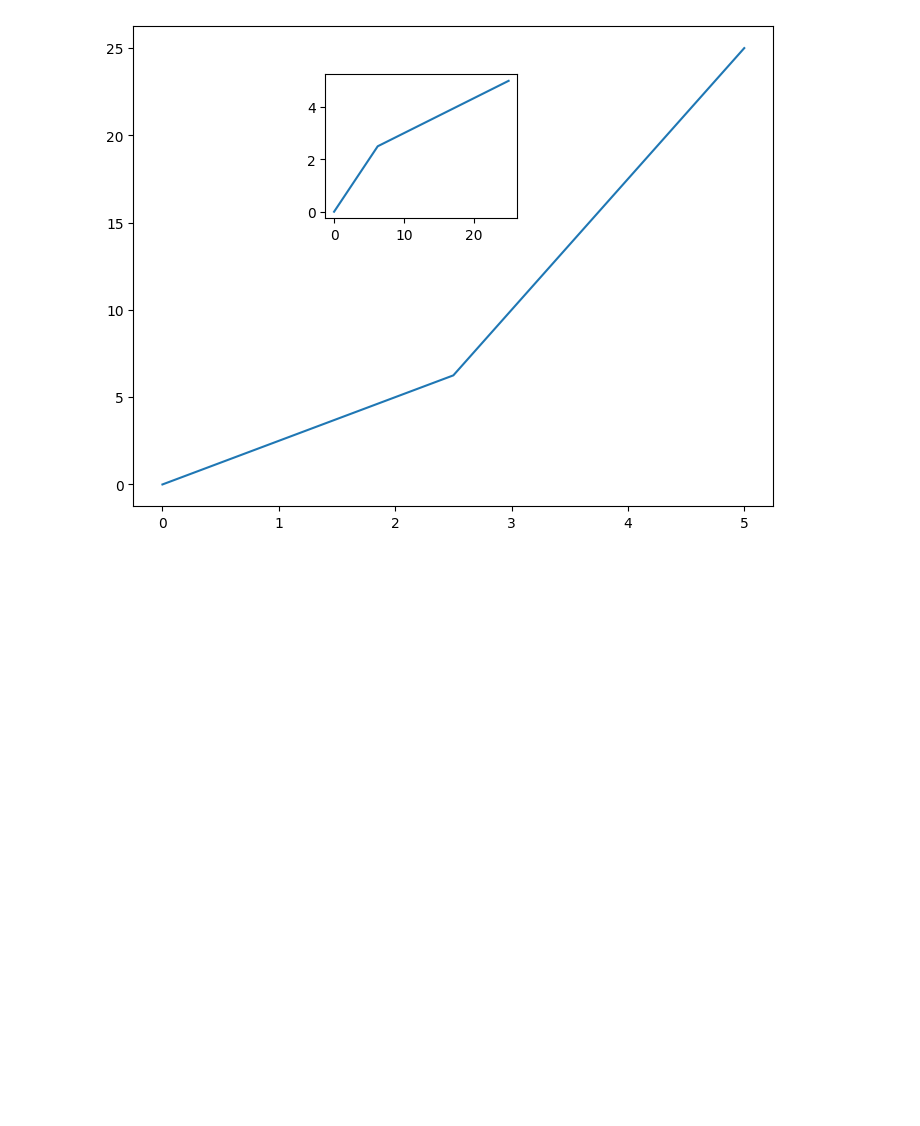
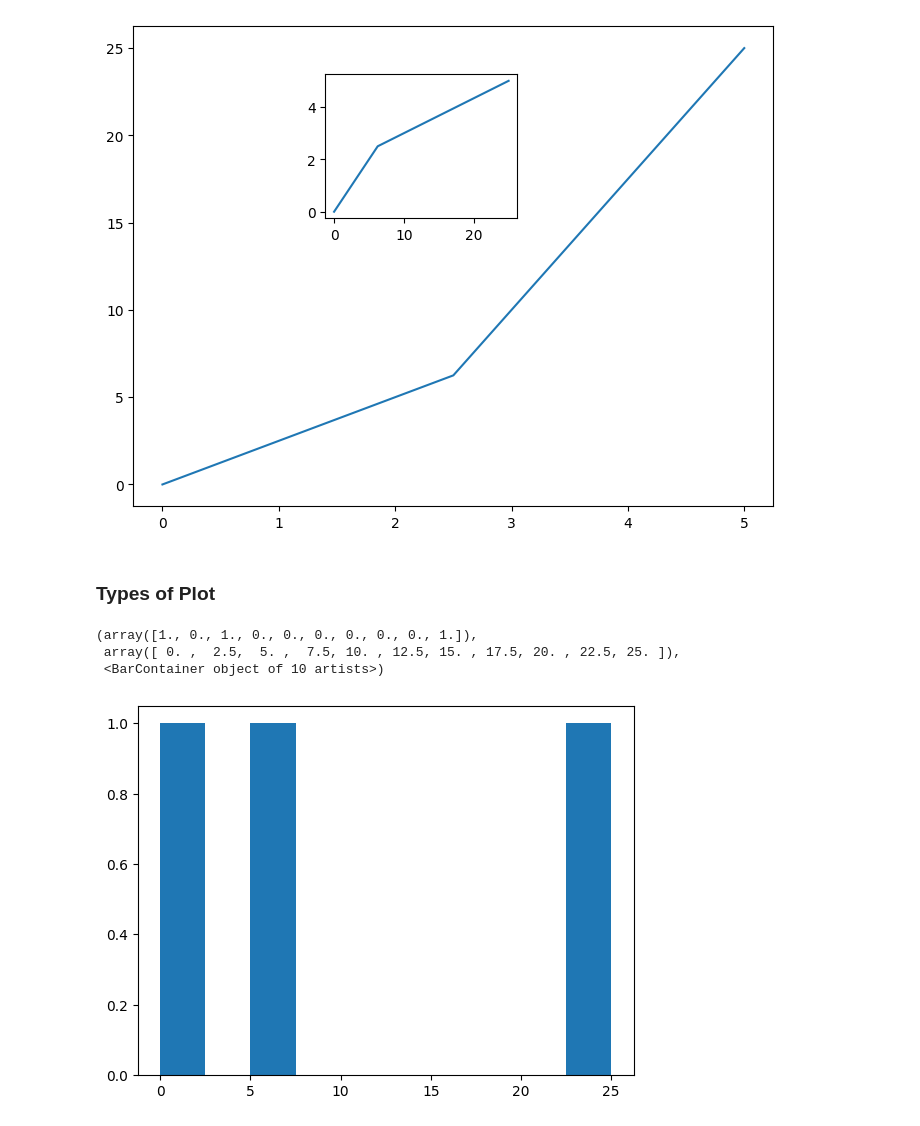
Before and after one commit to MAhmad25/DataVisualization, a Jupyter notebook: Matplotlib.ipynb, the cells around one changed output. Cells and saved outputs as stored; diff of their text form; code cells hidden in the pictures; blank space fills up the shorter version.

Commit message:
Types of Plot continued

```diff
--- a/Matplotlib.ipynb
+++ b/Matplotlib.ipynb
@@ -37,3 +41,12 @@ axis1.plot(y,x)
 # %% [output]
 [<matplotlib.lines.Line2D at 0x...>]
 [figure]
+# %% [markdown]
+<h3>Types of Plot</h3>
+# %%
+plt.hist(y)
+# %% [output]
+(array([1., 0., 1., 0., 0., 0., 0., 0., 0., 1.]),
+ array([ 0. ,  2.5,  5. ,  7.5, 10. , 12.5, 15. , 17.5, 20. , 22.5, 25. ]),
+ <BarContainer object of 10 artists>)
+[figure, added]
```
Also changed, not shown: parts of 9 cells of this notebook, 1 other file.
